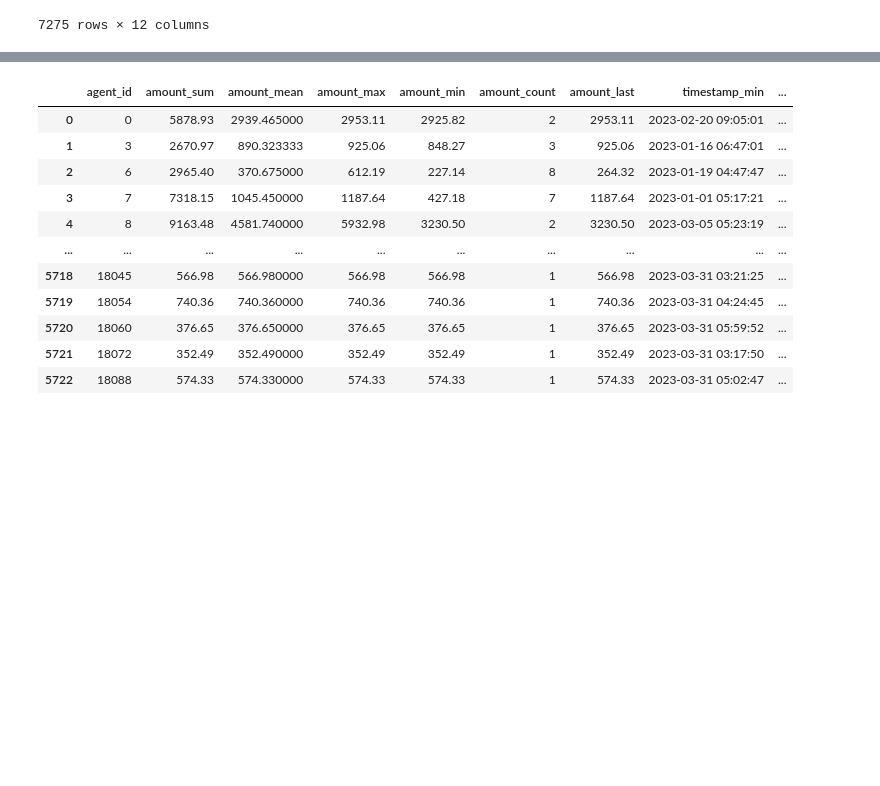
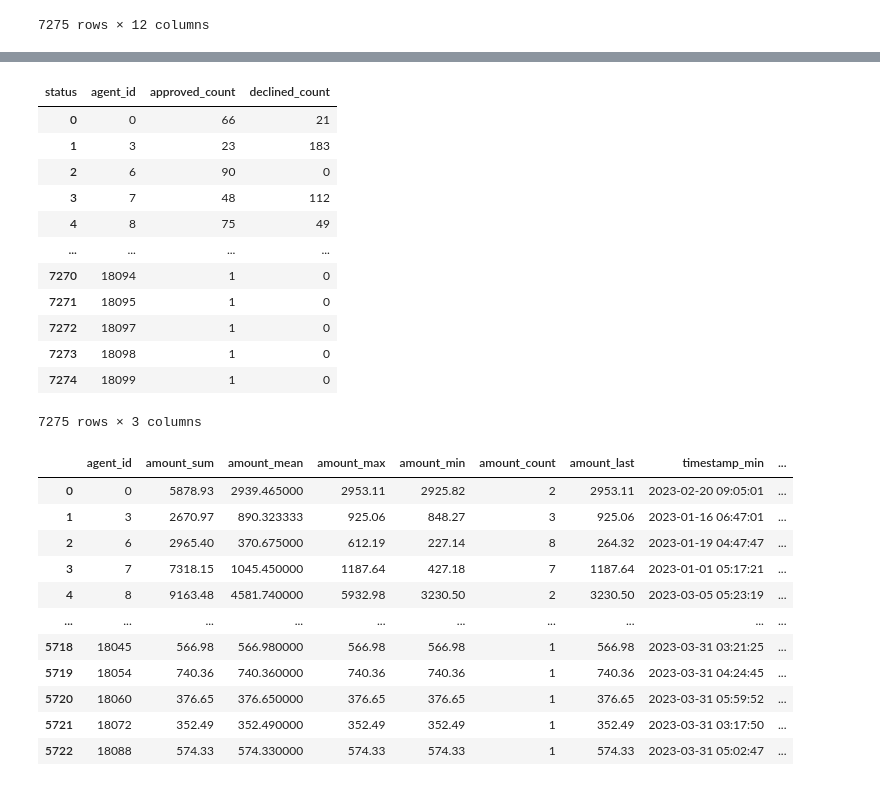
Before and after one commit to mustafa-droid18/Beyond_The_Hack, a Jupyter notebook: Preprocessing.ipynb, the cells around one changed output, grey strips where cells are left out. Saved outputs shown, nothing was run; the diff lists cells and outputs as text; code cells hidden in the pictures; blank space fills up the shorter version.

```diff
--- a/Preprocessing.ipynb
+++ b/Preprocessing.ipynb
@@ -146,3 +326,19 @@ payments_log
+# %%
+status_counts
+# %% [output]
+| status | agent_id | approved_count | declined_count |
+| 0 | 0 | 66 | 21 |
+| 1 | 3 | 23 | 183 |
+| 2 | 6 | 90 | 0 |
+| 3 | 7 | 48 | 112 |
+| 4 | 8 | 75 | 49 |
+| ... | ... | ... | ... |
+| 7270 | 18094 | 1 | 0 |
+| 7271 | 18095 | 1 | 0 |
+| 7272 | 18097 | 1 | 0 |
+| 7273 | 18098 | 1 | 0 |
+| 7274 | 18099 | 1 | 0 |
+7275 rows × 3 columns
 # %%
 # Group by `agent_id` and aggregate
 aggregated_payments = payments_log.groupby('agent_id').agg({
```
Also changed, not shown: parts of 8 cells of this notebook.
